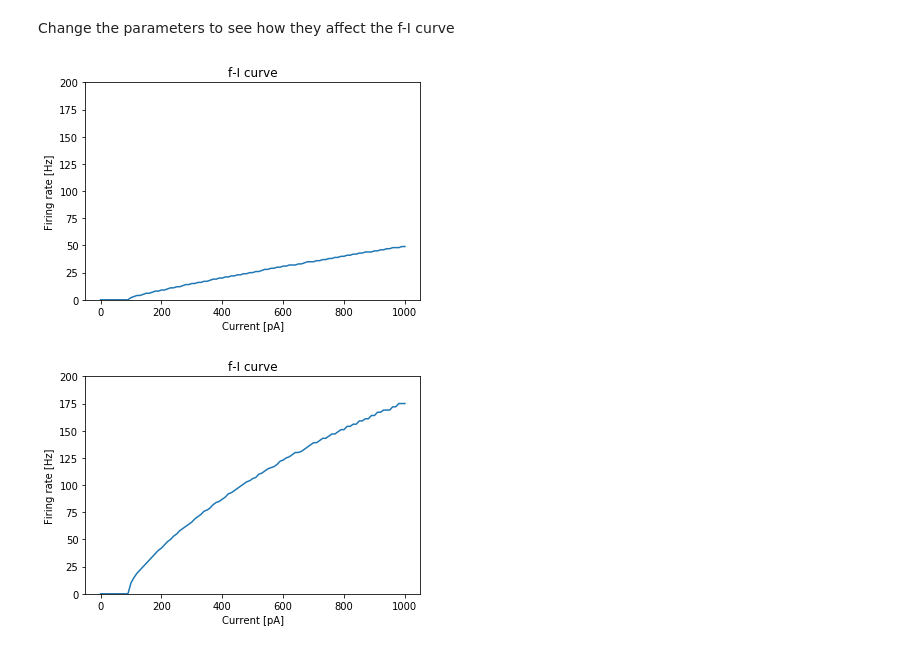
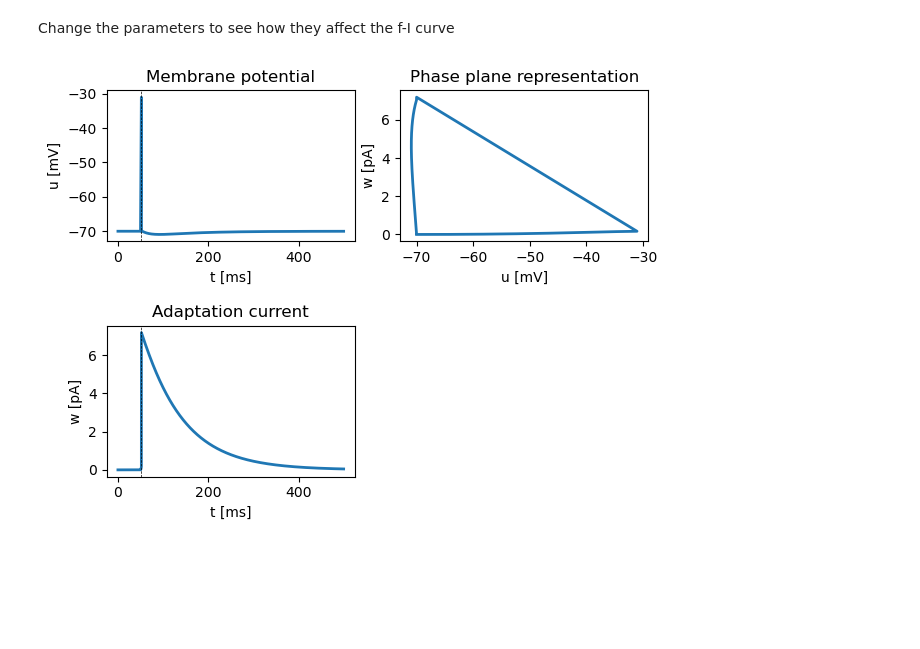
Before and after one commit to VisualNeuroscience-UH/CxSystem2, a Jupyter notebook: cxsystem2/neurodynlib/tutorial/01_basic_use.ipynb, the cells around one changed output. Cells and saved outputs as stored; diff of their text form; code cells hidden in the pictures; blank space fills up the shorter version.

```diff
--- a/cxsystem2/neurodynlib/tutorial/01_basic_use.ipynb
+++ b/cxsystem2/neurodynlib/tutorial/01_basic_use.ipynb
@@ -87,12 +85,2 @@ x.plot_fi_curve(max_rate=max_rate)
 # %% [markdown]
 Change the parameters to see how they affect the f-I curve
-# %%
-x.set_neuron_parameters(C=500*pF)
-x.plot_fi_curve(max_rate=max_rate)
-# %% [output]
-[figure, removed]
-# %%
-x.set_neuron_parameters(C=100*pF, g_leak=20*nS)
-x.plot_fi_curve(max_rate=max_rate)
-# %% [output]
-[figure, removed]
@@ -98,0 +89,7 @@ x.plot_fi_curve(max_rate=max_rate)
+# %%
+input = nd.input_factory.get_step_current(t_start=50, t_end=51, unit_time=ms, amplitude=2000*pA)
+statemon, spikemon = x.simulate_neuron(I_stim=input, simulation_time=500*ms)
+# %%
+x.plot_states(statemon, spikemon)
+# %% [output]
+[figure, added]
```
Also changed, not shown: parts of 13 cells of this notebook, 1 other file.
